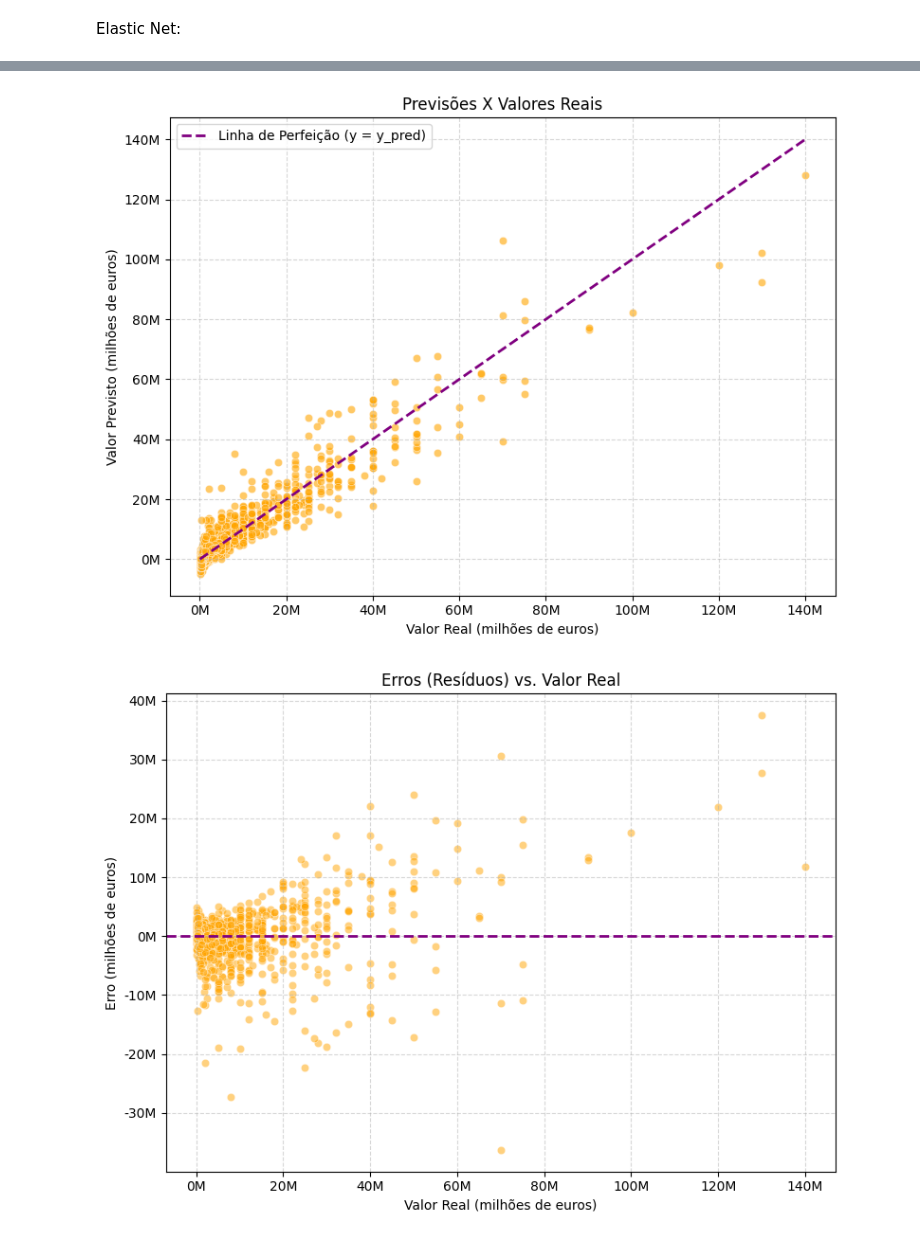
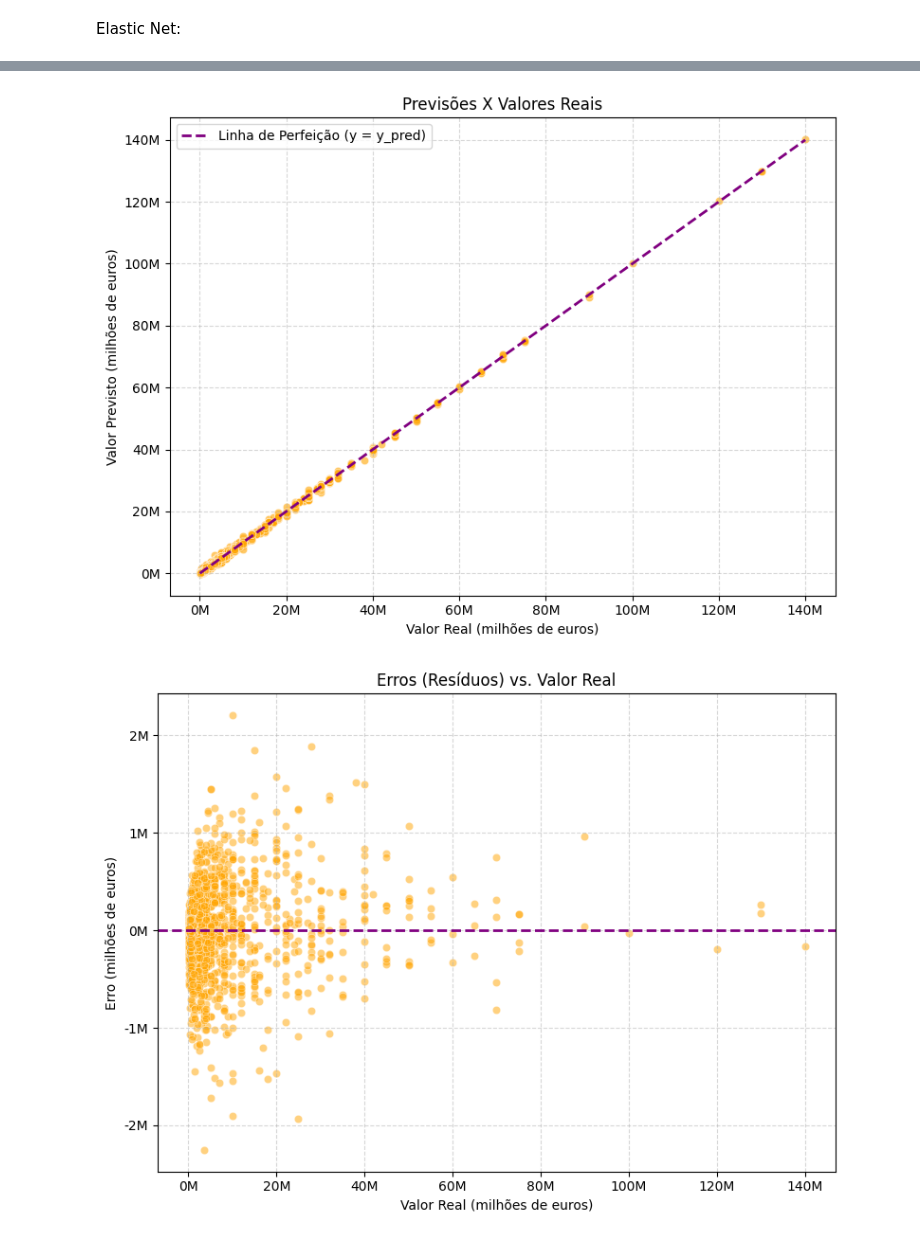
Before and after one commit to TheHero714/Football-Players-Valuations-Estimator-FPVE-, a Jupyter notebook: cb_and_eln.ipynb, the cells around one changed output, grey strips where cells are left out. Drawn from its saved outputs; the diff is of its cells as text; code cells hidden in the pictures.

Commit message:
Updating CatBoost and ElasticNet

```diff
--- a/cb_and_eln.ipynb
+++ b/cb_and_eln.ipynb
@@ -171,38 +171,38 @@ results_df = pd.DataFrame({
 # %%
 results_long = results_df.melt(id_vars = 'Modelo', var_name = 'Métrica', value_name = 'Valor')
 # %%
-# Previsões com o modelo ElasticNet já treinado
-y_pred = eln_grid.predict(X_test)
+# Previsões com o modelo CatBoost já treinado
+y_pred = cb_grid.predict(X_test)
 
 # Converter valores para milhões
 y_test_mil = y_test / 1e6
 y_pred_mil = y_pred / 1e6
 
 # Função para formatar os valores dos eixos como milhões
 def milhões(x, pos):
     return f'{x:.0f}M'
 
 formatter = FuncFormatter(milhões)
 
 # Gráfico de dispersão
 plt.figure(figsize = (8, 6))
 sns.scatterplot(x = y_test_mil, y = y_pred_mil, alpha = 0.6, color = 'orange')
 
 plt.plot([y_test_mil.min(), y_test_mil.max()],
          [y_test_mil.min(), y_test_mil.max()],
          color = 'purple', lw = 2, linestyle = '--', label = 'Linha de Perfeição (y = y_pred)')
 
 plt.title('Previsões X Valores Reais')
 plt.xlabel('Valor Real (milhões de euros)')
 plt.ylabel('Valor Previsto (milhões de euros)')
 plt.legend()
 plt.grid(True, linestyle = '--', alpha = 0.5)
 plt.gca().xaxis.set_major_formatter(formatter)
 plt.gca().yaxis.set_major_formatter(formatter)
 plt.tight_layout()
 plt.show()
 # %% [output]
-[figure, old version]
+[figure, new version]
 # %%
 # Cálculo dos resíduos
 residuals = y_test - y_pred
@@ -234,7 +234,7 @@ plt.gca().yaxis.set_major_formatter(formatter)
 plt.tight_layout()
 plt.show()
 # %% [output]
-[figure, old version]
+[figure, new version]
 # %%
 plt.figure(figsize = (10, 6))
 sns.histplot(residuals, bins = 50, kde = True, color = 'orange')
```
Also changed, not shown: parts of 5 cells of this notebook, 41 other files.
